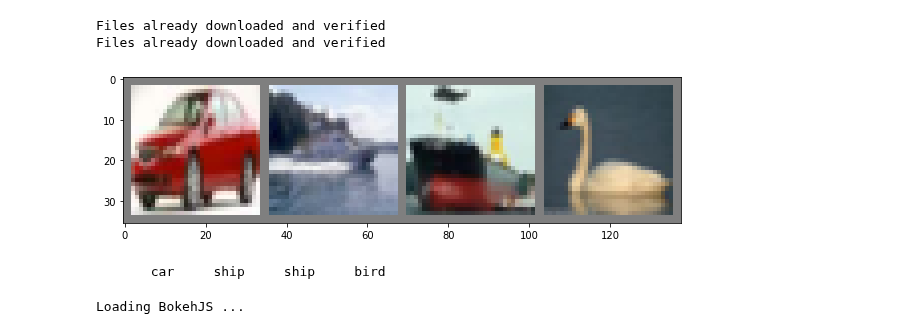
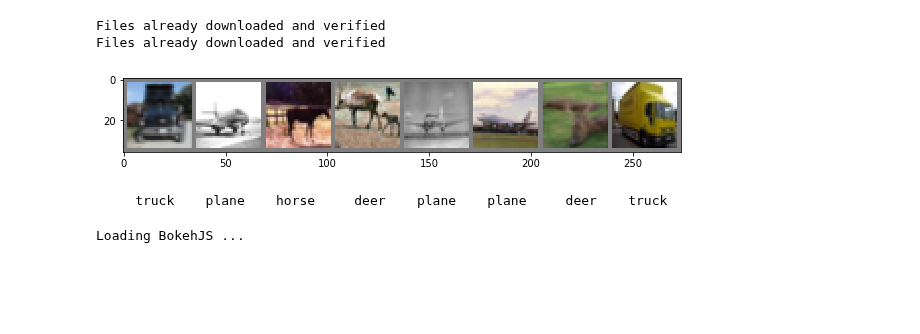
Before and after one commit to Brucknem-TUMProjects/Generalization-Ideas-in-Deep-Learning, a Jupyter notebook: Code/Exploring.ipynb, the cells around one changed output. Drawn from its saved outputs; the diff is of its cells as text; code cells hidden in the pictures; blank space fills up the shorter version.

```diff
--- a/Code/Exploring.ipynb
+++ b/Code/Exploring.ipynb
@@ -25,22 +25,22 @@ import data_loader
 %load_ext autoreload
 %autoreload 2
 # %%
-batch_size = 4
-subset_size = 120
+batch_size = 64
+subset_size = -1
 random_labels = False
 #trainloader = data_loader.get_CIFAR10_trainset_loader(batch_size=4, subset_indices=subset_indices)
 
 trainloader = data_loader.get_CIFAR10_trainset_loader(batch_size=batch_size, subset_size=subset_size, random_labels=random_labels)
 testloader = data_loader.get_CIFAR10_testset_loader(batch_size=batch_size, subset_size=subset_size)
 
 classes = data_loader.get_CIFAR10_classes()
 
 data_visualization.show_samples(trainloader, classes)
 # %% [output]
 Files already downloaded and verified
 Files already downloaded and verified
-[figure, old version]
+[figure, new version]
-       car     ship     ship     bird
+     truck    plane    horse     deer    plane    plane     deer    truck
 # %%
 net = ExampleNet()
 # net = models.vgg16(pretrained=False)
```
Also changed, not shown: parts of 9 cells of this notebook, 7 other files.
